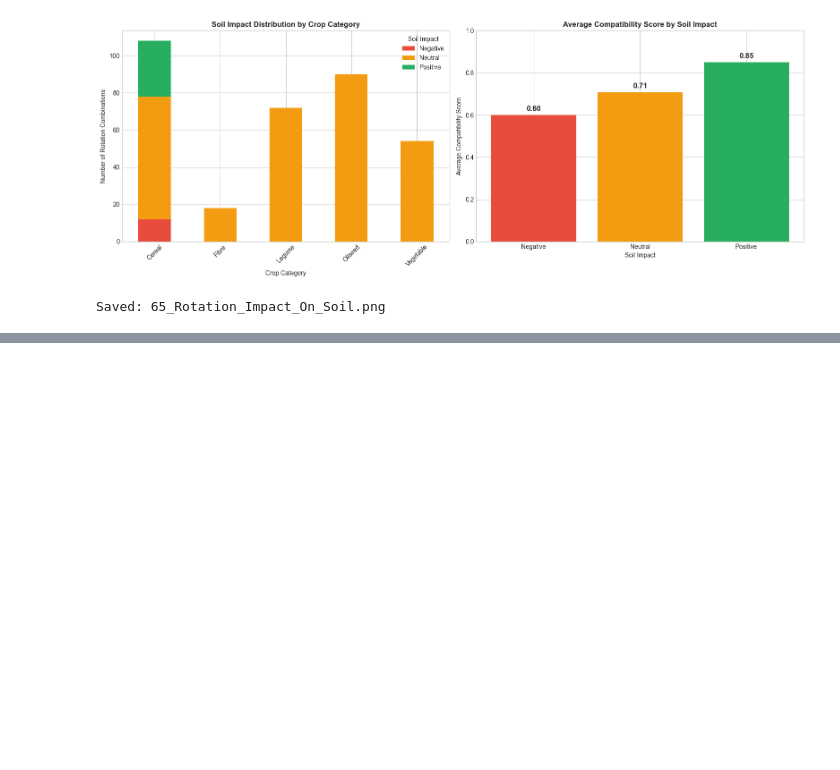
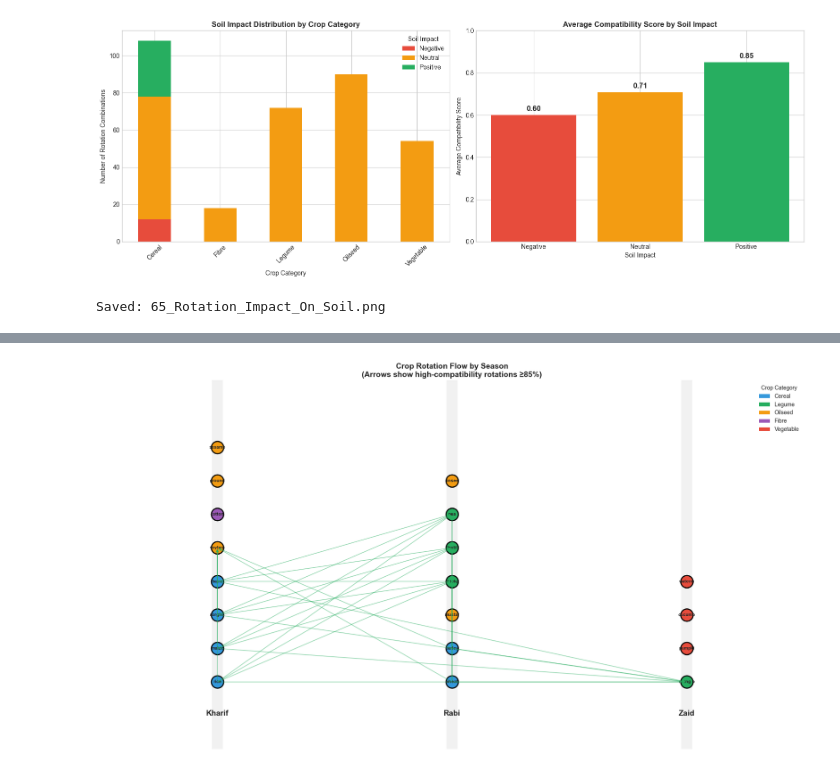
Before and after one commit to x-neon-nexus-o/AI-Powered-Crop-Recommendation-System-with-Explainable-AI-and-Economic-Analysis, a Jupyter notebook: notebooks/15.Crop Rotation Planning.ipynb, the cells around one changed output, grey strips where cells are left out. Drawn from its saved outputs; the diff is of its cells as text; code cells hidden in the pictures; blank space fills up the shorter version.

```diff
--- a/notebooks/15.Crop Rotation Planning.ipynb
+++ b/notebooks/15.Crop Rotation Planning.ipynb
@@ -1127,0 +1279,87 @@ Saved: 65_Rotation_Impact_On_Soil.png
+# %%
+fig, ax = plt.subplots(figsize=(18, 10))
+seasons = ['Kharif', 'Rabi', 'Zaid']
+season_positions = {
+    'Kharif': 0,
+    'Rabi': 1,
+    'Zaid': 2
+}
+
+# Get unique crops by season
+season_crops = {}
+for season in seasons:
+    crops = rotation_df[rotation_df['Season1'] == season]['Crop1'].unique()
+    season_crops[season] = list(crops)
+
+# Define vertical positions for crops
+y_positions = {}
+for season in seasons:
+    crops = season_crops[season]
+    for i, crop in enumerate(crops):
+        y_positions[(crop, season)] = i
+
+# Draw season columns
+for i, season in enumerate(seasons):
+    ax.axvline(x=i, color='lightgray', linestyle='-', linewidth=20, alpha=0.3)
+    ax.text(i, -1, season, fontsize=14, fontweight='bold', ha='center')
+
+# Draw crops as nodes
+for season in seasons:
+    x = season_positions[season]
+    for crop in season_crops[season]:
+        y = y_positions[(crop, season)]
+
+        cat = crop_categories.get(crop.lower(), 'Unknown')
+        color_map = {
+            'Cereal': '#3498db',
+            'Legume': '#27ae60',
+            'Oilseed': '#f39c12',
+            'Fibre': '#9b59b6',
+            'Vegetable': '#e74c3c',
+            'Unknown': '#95a5a6'
+        }
+        color = color_map.get(cat, '#95a5a6')
+
+        ax.scatter(x, y, s=500, c=color, edgecolors='black', linewidth=2, zorder=3)
+        ax.text(x, y, crop[:6], fontsize=8, ha='center', va='center', fontweight='bold')
+
+high_compat = rotation_df[rotation_df['Compatibility_Score'] >= 0.85]
+
+for _, row in high_compat.iterrows():
+    crop1 = row['Crop1']
+    crop2 = row['Crop2']
+    season1 = row['Season1']
+    season2 = row['Season2']
+
+    if (crop1, season1) in y_positions and (crop2, season2) in y_positions:
+        x1 = season_positions[season1]
+        y1 = y_positions[(crop1, season1)]
+        x2 = season_positions[season2]
+        y2 = y_positions[(crop2, season2)]
+
+        color = '#27ae60' if row['Soil_Impact'] == 'Positive' else '#f39c12'
+        ax.annotate('', xy=(x2, y2), xytext=(x1, y1),
+                    arrowprops=dict(arrowstyle='->', color=color, alpha=0.4, lw=1.5))
+
+ax.set_xlim(-0.5, 2.5)
+ax.set_ylim(-2, max(len(v) for v in season_crops.values()) + 1)
+ax.axis('off')
+
+from matplotlib.patches import Patch
+legend_elements = [
+    Patch(facecolor='#3498db', label='Cereal'),
+    Patch(facecolor='#27ae60', label='Legume'),
+    Patch(facecolor='#f39c12', label='Oilseed'),
+    Patch(facecolor='#9b59b6', label='Fibre'),
+    Patch(facecolor='#e74c3c', label='Vegetable'),
+]
+ax.legend(handles=legend_elements, loc='upper right', title='Crop Category')
+
+ax.set_title('Crop Rotation Flow by Season\n(Arrows show high-compatibility rotations ≥85%)',
+             fontsize=14, fontweight='bold')
+
+plt.tight_layout()
+plt.savefig('../data/visualizations/68_Rotation_Flow_By_Season.png', dpi=300, bbox_inches='tight')
+plt.show()
+# %% [output]
+[figure, added]
```
Also changed, not shown: parts of 16 cells of this notebook, 12 other files.
